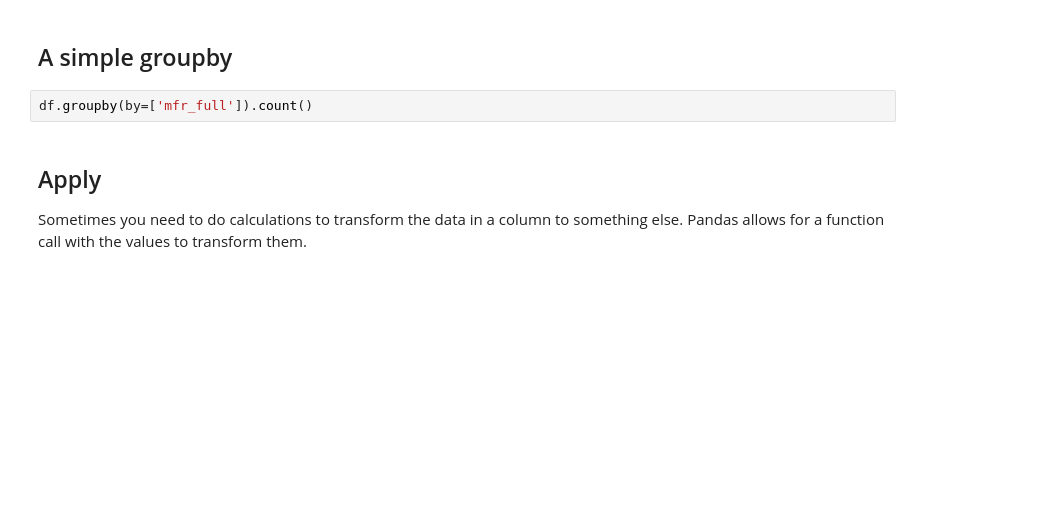
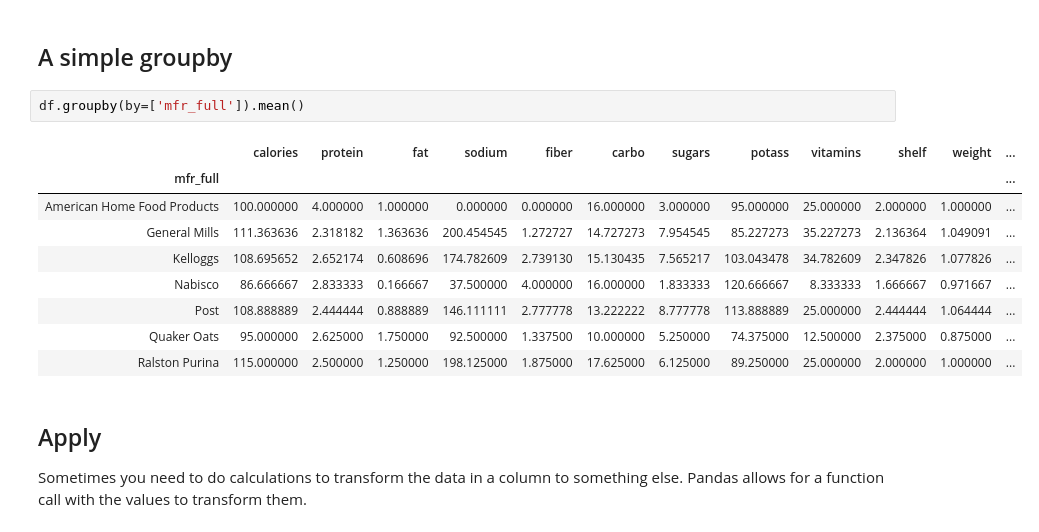
Before and after one commit to jeffnb/pandas-intro, a Jupyter notebook: Pandas Introduction.ipynb, the cells around one changed output. Saved outputs shown, nothing was run; the diff lists cells and outputs as text; blank space fills up the shorter version.

```diff
--- a/Pandas Introduction.ipynb
+++ b/Pandas Introduction.ipynb
@@ -191,7 +428,17 @@ df.head()
 # %% [markdown]
 ## A simple groupby
 # %%
-df.groupby(by=['mfr_full']).count()
+df.groupby(by=['mfr_full']).mean()
+# %% [output]
+|  | calories | protein | fat | sodium | fiber | carbo | sugars | potass | vitamins | shelf | weight | ... |
+| mfr_full |  |  |  |  |  |  |  |  |  |  |  | ... |
+| American Home Food Products | 100.000000 | 4.000000 | 1.000000 | 0.000000 | 0.000000 | 16.000000 | 3.000000 | 95.000000 | 25.000000 | 2.000000 | 1.000000 | ... |
+| General Mills | 111.363636 | 2.318182 | 1.363636 | 200.454545 | 1.272727 | 14.727273 | 7.954545 | 85.227273 | 35.227273 | 2.136364 | 1.049091 | ... |
+| Kelloggs | 108.695652 | 2.652174 | 0.608696 | 174.782609 | 2.739130 | 15.130435 | 7.565217 | 103.043478 | 34.782609 | 2.347826 | 1.077826 | ... |
+| Nabisco | 86.666667 | 2.833333 | 0.166667 | 37.500000 | 4.000000 | 16.000000 | 1.833333 | 120.666667 | 8.333333 | 1.666667 | 0.971667 | ... |
+| Post | 108.888889 | 2.444444 | 0.888889 | 146.111111 | 2.777778 | 13.222222 | 8.777778 | 113.888889 | 25.000000 | 2.444444 | 1.064444 | ... |
+| Quaker Oats | 95.000000 | 2.625000 | 1.750000 | 92.500000 | 1.337500 | 10.000000 | 5.250000 | 74.375000 | 12.500000 | 2.375000 | 0.875000 | ... |
+| Ralston Purina | 115.000000 | 2.500000 | 1.250000 | 198.125000 | 1.875000 | 17.625000 | 6.125000 | 89.250000 | 25.000000 | 2.000000 | 1.000000 | ... |
 # %% [markdown]
 ## Apply
 
```
Also changed, not shown: parts of 38 cells of this notebook.
